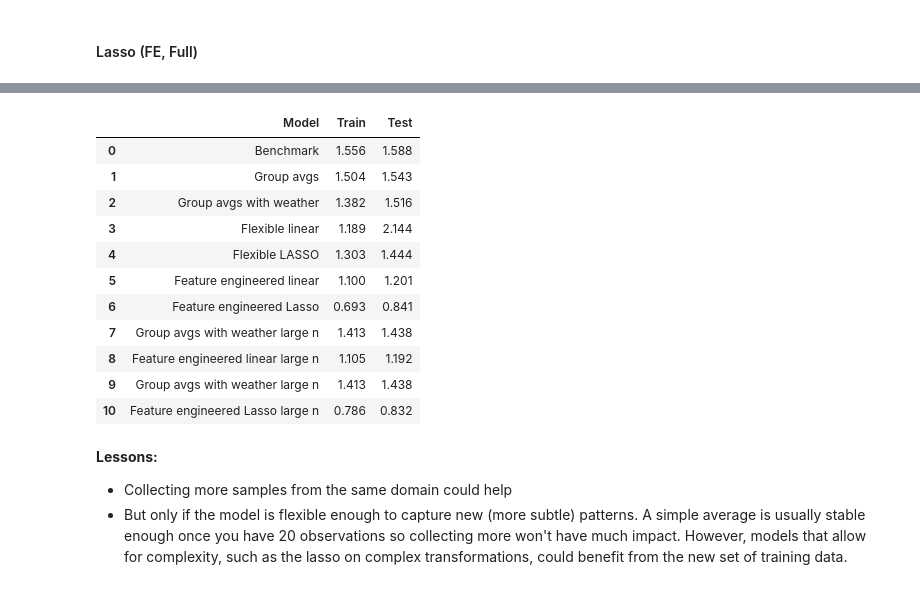
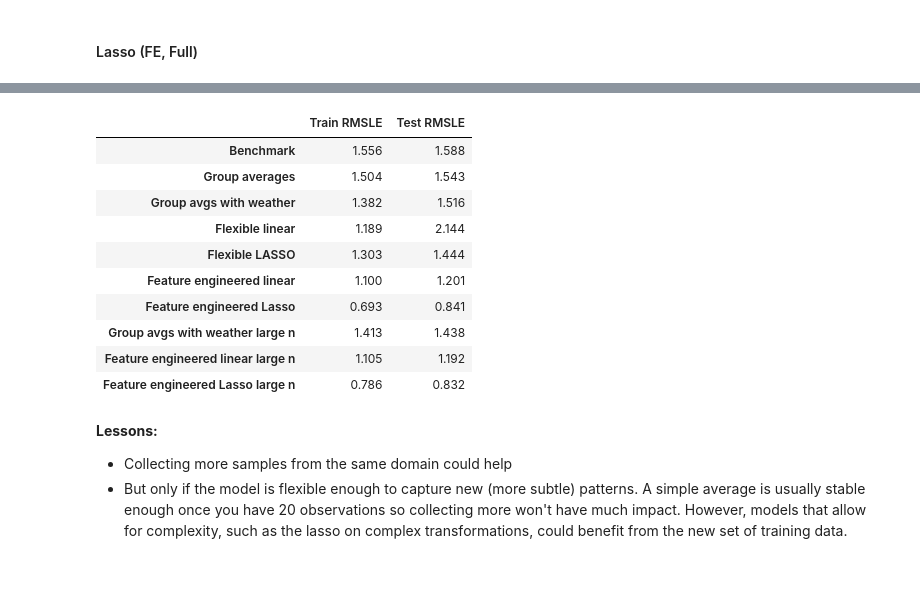
Before and after one commit to balintdecsi/ceu-ml, a Jupyter notebook: notebooks/class3A_bike_share_demand_linear.ipynb, the cells around one changed output, grey strips where cells are left out. Cells and saved outputs as stored; diff of their text form; code cells hidden in the pictures.

Commit message:
update result collection

```diff
--- a/notebooks/class3A_bike_share_demand_linear.ipynb
+++ b/notebooks/class3A_bike_share_demand_linear.ipynb
@@ -609,7 +614,5 @@ Pipeline(steps=[('create_features',
 train_error = calculateRMSLE(pipe_linear.predict(X_train_fe), y_train)
 test_error = calculateRMSLE(pipe_linear.predict(X_test_fe), y_test)
 
-linear_FE_result = ['Feature engineered linear', train_error, test_error]
-results.loc[len(results)] = linear_FE_result
-results
+results.add_model("Feature engineered linear", train_error, test_error)
 # %% [output]
@@ -652,7 +656,5 @@ Pipeline(steps=[('dummify_selected_columns',
 train_error = calculateRMSLE(pipe_lasso.predict(X_train_fe), y_train)
 test_error = calculateRMSLE(pipe_lasso.predict(X_test_fe), y_test)
 
-lasso_FE_result = ['Feature engineered Lasso', train_error, test_error]
-results.loc[len(results)] = lasso_FE_result
-results
+results.add_model("Feature engineered Lasso", train_error, test_error)
 # %% [output]
@@ -721,7 +723,5 @@ pipe_group_avg_with_weather.fit(X_full, y_full)
 train_error = calculateRMSLE(pipe_group_avg_with_weather.predict(X_full), y_full)
 test_error = calculateRMSLE(pipe_group_avg_with_weather.predict(X_test), y_test)
 
-group_avg_with_weather_full_result = ['Group avgs with weather large n', train_error, test_error]
-results.loc[len(results)] = group_avg_with_weather_full_result
-results
+results.add_model("Group avgs with weather large n", train_error, test_error)
 # %% [output]
@@ -760,7 +758,5 @@ Pipeline(steps=[('create_features',
 train_error = calculateRMSLE(pipe_linear.predict(X_full), y_full)
 test_error = calculateRMSLE(pipe_linear.predict(X_test_fe), y_test)
 
-linear_FE_full_result = ['Feature engineered linear large n', train_error, test_error]
-results.loc[len(results)] = linear_FE_full_result
-results
+results.add_model("Feature engineered linear large n", train_error, test_error)
 # %% [output]
@@ -796,24 +793,21 @@ Pipeline(steps=[('dummify_selected_columns',
 # %%
 # evaluate
 train_error = calculateRMSLE(pipe_lasso.predict(X_full), y_full)
 test_error = calculateRMSLE(pipe_lasso.predict(X_test_fe), y_test)
 
-lasso_FE_full_result = ['Feature engineered Lasso large n', train_error, test_error]
-results.loc[len(results)] = lasso_FE_full_result
-results
+results.add_model("Feature engineered Lasso large n", train_error, test_error)
 # %% [output]
-|  | Model | Train | Test |
-| 0 | Benchmark | 1.556 | 1.588 |
-| 1 | Group avgs | 1.504 | 1.543 |
-| 2 | Group avgs with weather | 1.382 | 1.516 |
-| 3 | Flexible linear | 1.189 | 2.144 |
-| 4 | Flexible LASSO | 1.303 | 1.444 |
-| 5 | Feature engineered linear | 1.100 | 1.201 |
-| 6 | Feature engineered Lasso | 0.693 | 0.841 |
-| 7 | Group avgs with weather large n | 1.413 | 1.438 |
-| 8 | Feature engineered linear large n | 1.105 | 1.192 |
-| 9 | Group avgs with weather large n | 1.413 | 1.438 |
-| 10 | Feature engineered Lasso large n | 0.786 | 0.832 |
+|  | Train RMSLE | Test RMSLE |
+| Benchmark | 1.556 | 1.588 |
+| Group averages | 1.504 | 1.543 |
+| Group avgs with weather | 1.382 | 1.516 |
+| Flexible linear | 1.189 | 2.144 |
+| Flexible LASSO | 1.303 | 1.444 |
+| Feature engineered linear | 1.100 | 1.201 |
+| Feature engineered Lasso | 0.693 | 0.841 |
+| Group avgs with weather large n | 1.413 | 1.438 |
+| Feature engineered linear large n | 1.105 | 1.192 |
+| Feature engineered Lasso large n | 0.786 | 0.832 |
 # %% [markdown]
 **Lessons:**
 
```
Also changed, not shown: parts of 14 cells of this notebook.
